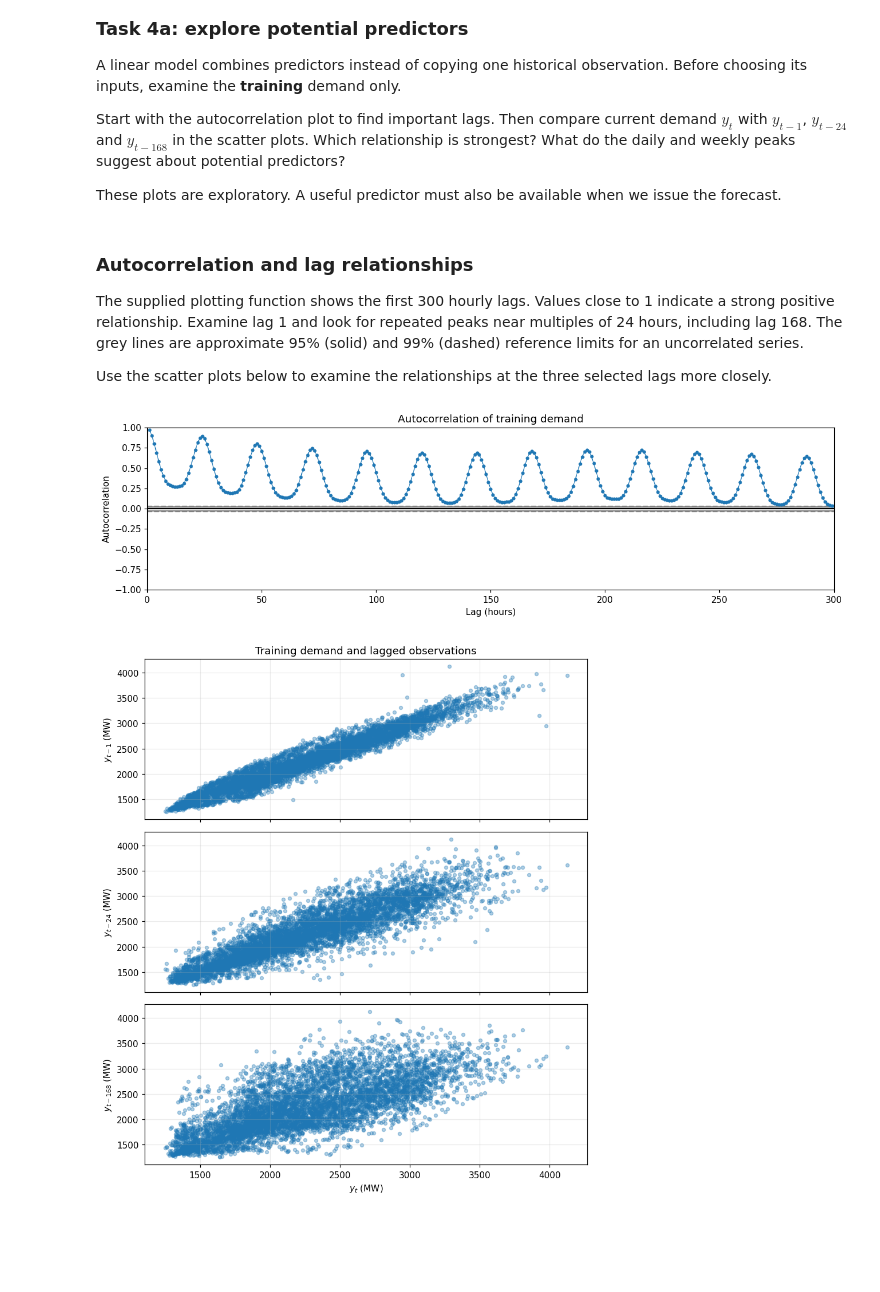
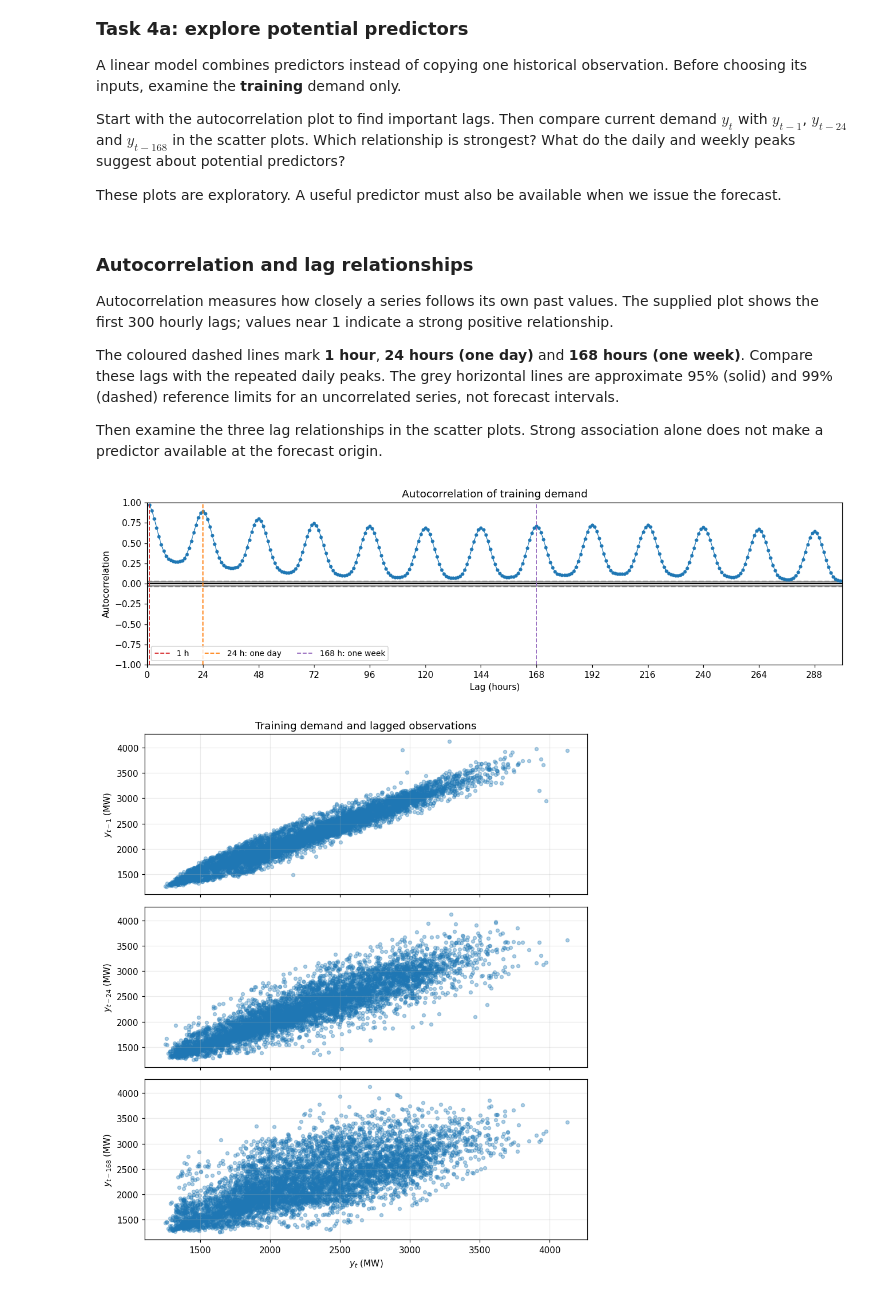
Before and after one commit to akylasstrat/BENV0169_26-27, a Jupyter notebook: tutorial_1_2_forecast_intro_solution.ipynb, the cells around one changed output. Saved outputs shown, nothing was run; the diff lists cells and outputs as text; code cells hidden in the pictures; blank space fills up the shorter version.

```diff
--- a/tutorial_1_2_forecast_intro_solution.ipynb
+++ b/tutorial_1_2_forecast_intro_solution.ipynb
@@ -186,20 +272,27 @@ These plots are exploratory. A useful predictor must also be available when we i
 # %% [markdown]
 ### Autocorrelation and lag relationships
 
-The supplied plotting function shows the first 300 hourly lags. Values close to 1 indicate a strong positive relationship. Examine lag 1 and look for repeated peaks near multiples of 24 hours, including lag 168. The grey lines are approximate 95% (solid) and 99% (dashed) reference limits for an uncorrelated series.
+Autocorrelation measures how closely a series follows its own past values. The supplied plot shows the first 300 hourly lags; values near 1 indicate a strong positive relationship.
 
-Use the scatter plots below to examine the relationships at the three selected lags more closely.
+The coloured dashed lines mark **1 hour**, **24 hours (one day)** and **168 hours (one week)**. Compare these lags with the repeated daily peaks. The grey horizontal lines are approximate 95% (solid) and 99% (dashed) reference limits for an uncorrelated series, not forecast intervals.
+
+Then examine the three lag relationships in the scatter plots. Strong association alone does not make a predictor available at the forecast origin.
 # %%
-# Supplied pandas plotting function: use training observations only.
+# Supplied pandas plot: use training observations only.
 fig, ax = plt.subplots(figsize=(12, 3.5))
 pd.plotting.autocorrelation_plot(training_load, ax=ax, color="tab:blue",
                                 marker="o", markersize=3, linewidth=0.8)
+for lag, label, colour in [(1, "1 h", "tab:red"), (24, "24 h: one day", "tab:orange"),
+                            (168, "168 h: one week", "tab:purple")]:
+    ax.axvline(lag, color=colour, linestyle="--", linewidth=1.2, label=label)
 ax.set(title="Autocorrelation of training demand", xlabel="Lag (hours)",
        ylabel="Autocorrelation", xlim=(0, 300), ylim=(-1, 1))
+ax.set_xticks([0, 24, 48, 72, 96, 120, 144, 168, 192, 216, 240, 264, 288])
+ax.legend(loc="lower left", ncol=3, fontsize=9)
 fig.tight_layout()
 plt.show()
 # %% [output]
-[figure, old version]
+[figure, new version]
 # %%
 # Lag exploratory plot
 lagged_load = pd.DataFrame(index=training_load.index)
```
Also changed, not shown: parts of 21 cells of this notebook, 1 other file.
